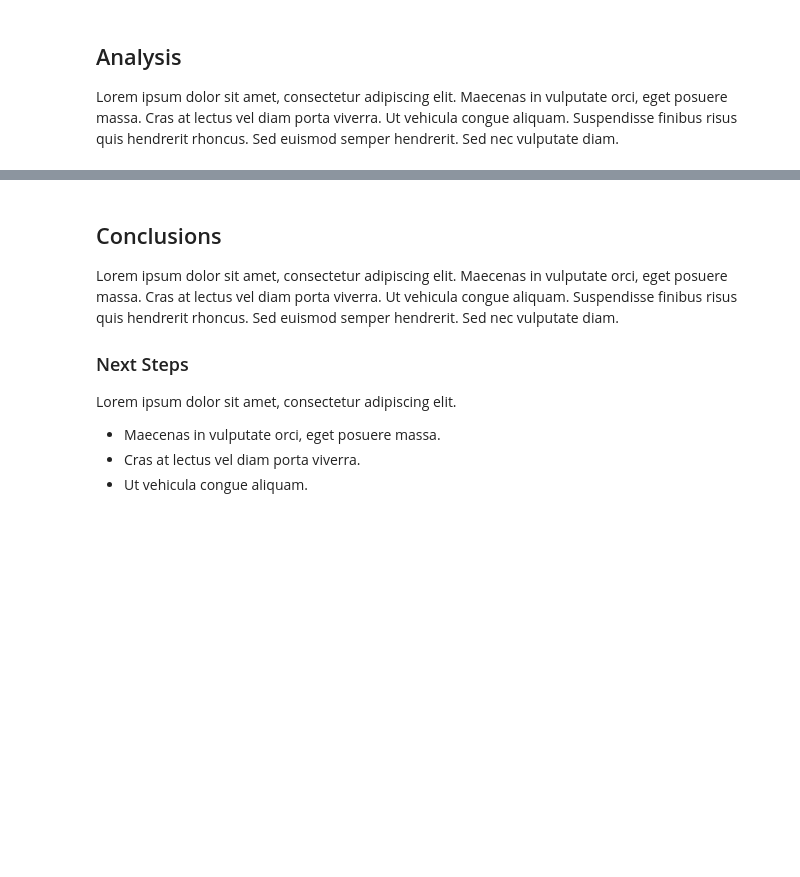
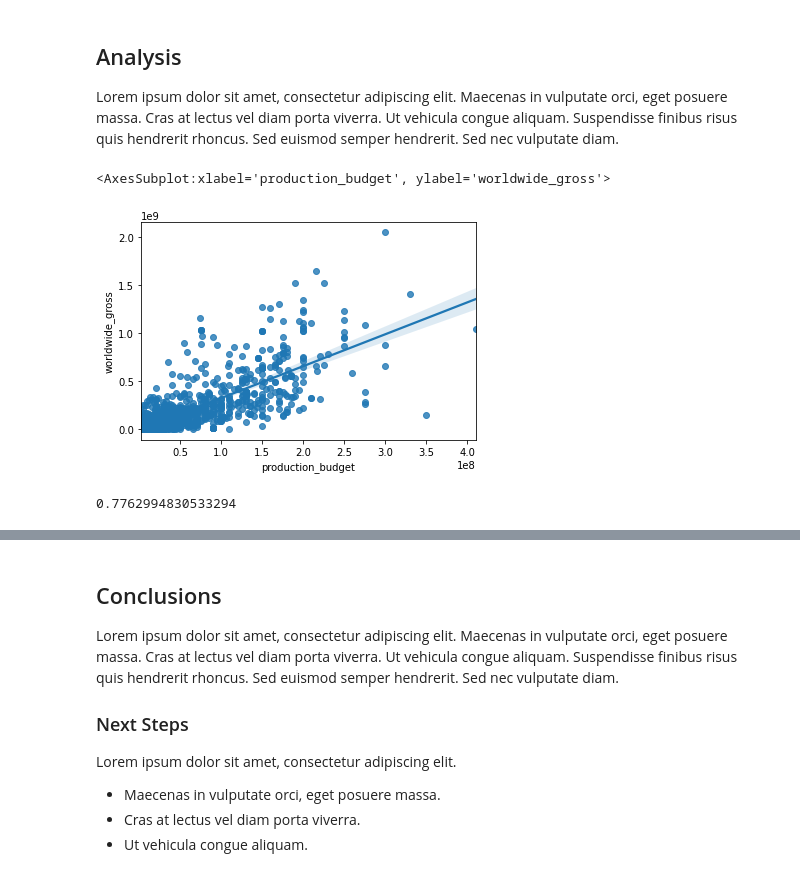
Before and after one commit to robertharrow/microsoft-movie-studio-analysis, a Jupyter notebook: microsoft_movie_studio_analysis.ipynb, the cells around one changed output, grey strips where cells are left out. Cells and saved outputs as stored; diff of their text form; code cells hidden in the pictures; blank space fills up the shorter version.

```diff
--- a/microsoft_movie_studio_analysis.ipynb
+++ b/microsoft_movie_studio_analysis.ipynb
@@ -395,0 +486,10 @@ combined_data[combined_data['director'].isna()]
+# %%
+final_data['isAction'] = final_data['genres'].apply(lambda x: True if 'Action' in x else False)
+final_data['isAdventure'] = final_data['genres'].apply(lambda x: True if 'Adventure' in x else False)
+final_data['isDrama'] = final_data['genres'].apply(lambda x: True if 'Drama' in x else False)
+final_data['isComedy'] = final_data['genres'].apply(lambda x: True if 'Comedy' in x else False)
+final_data['isThriller'] = final_data['genres'].apply(lambda x: True if 'Thriller' in x else False)
+final_data['isHorror'] = final_data['genres'].apply(lambda x: True if 'Horror' in x else False)
+final_data['isRomance'] = final_data['genres'].apply(lambda x: True if 'Romance' in x else False)
+final_data['isMusical'] = final_data['genres'].apply(lambda x: True if 'Musical' in x else False)
+final_data['isDocumentary'] = final_data['genres'].apply(lambda x: True if 'Documentary' in x else False)
@@ -395,0 +528,3 @@ combined_data[combined_data['director'].isna()]
+# %%
+final_data['profit'] = final_data['worldwide_gross'] - final_data['production_budget']
+final_data['percent_return'] = final_data['worldwide_gross'] / final_data['production_budget']
@@ -395,0 +542,20 @@ combined_data[combined_data['director'].isna()]
+# %%
+# Let's create a function that checks whether the movie could be considered a success.
+# I use this answer from quora to determine parameters for what is considered a Flop, Average, Hit, Super Hit
+# or Blockbuster. https://www.quora.com/What-are-the-criteria-for-a-movie-hit-super-hit-blockbuster-and-flop
+
+def movie_status_check(arg):
+    status = None
+    if arg < 1:
+        status = 'Flop'
+    elif 1 <= arg < 1.25:
+        status = 'Average'
+    elif 1.25 <= arg < 1.75:
+        status = 'Hit'
+    elif 1.75 <= arg < 2:
+        status = 'Super Hit'
+    else:
+        status = 'Blockbuster'
+    return status
+# %%
+final_data['movie_status'] = final_data['percent_return'].apply(movie_status_check)
@@ -397,3 +592,14 @@ combined_data[combined_data['director'].isna()]
 ## Analysis
 
 Lorem ipsum dolor sit amet, consectetur adipiscing elit. Maecenas in vulputate orci, eget posuere massa. Cras at lectus vel diam porta viverra. Ut vehicula congue aliquam. Suspendisse finibus risus quis hendrerit rhoncus. Sed euismod semper hendrerit. Sed nec vulputate diam.
+# %%
+import seaborn as sns
+
+sns.regplot(x=final_data["production_budget"], y=final_data["worldwide_gross"])
+# %% [output]
+<AxesSubplot:xlabel='production_budget', ylabel='worldwide_gross'>
+[figure, added]
+# %%
+final_data["production_budget"].corr(final_data["worldwide_gross"])
+# %% [output]
+0.7762994830533294
```
Also changed, not shown: parts of 28 cells of this notebook.
